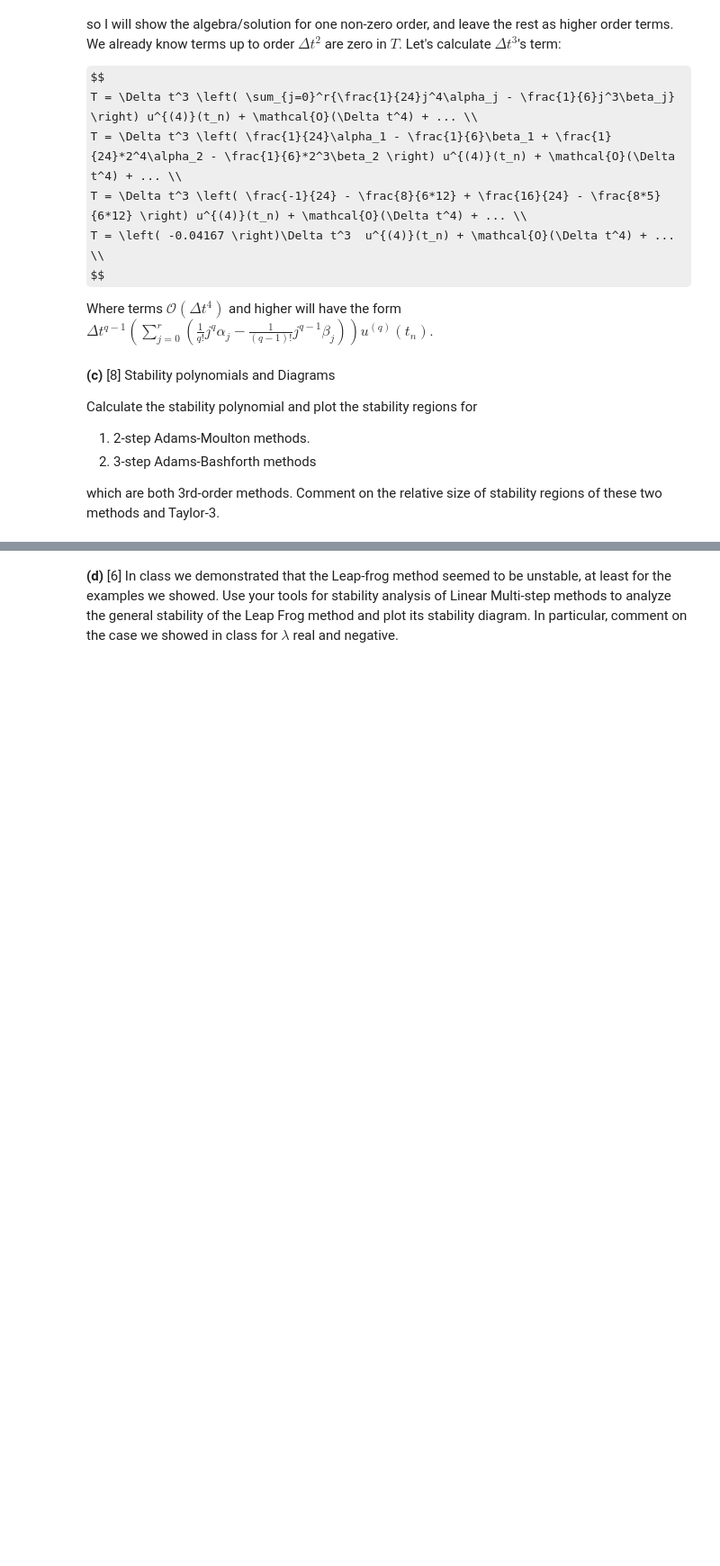
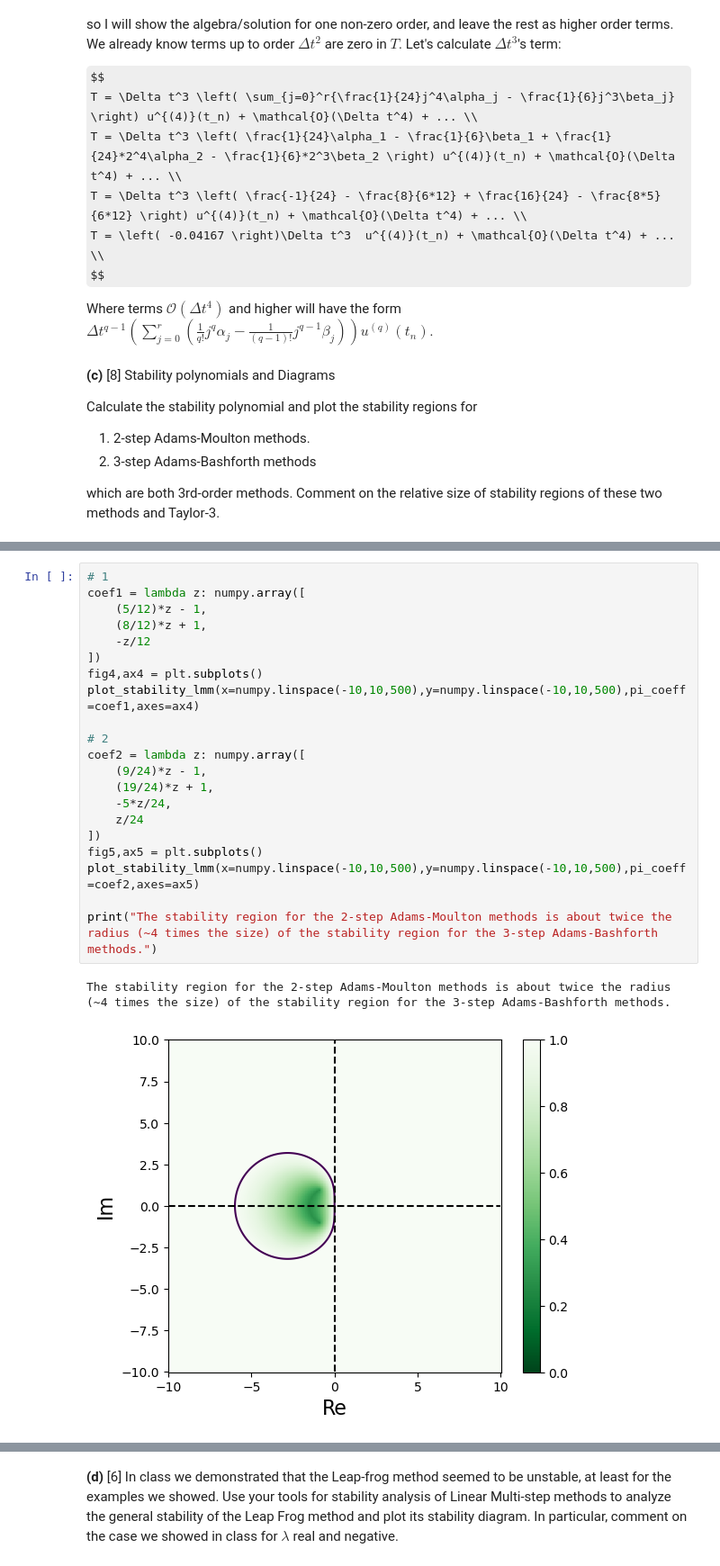
Before and after one commit to jlabbate15/intro-numerical-methods, a Jupyter notebook: HW/HW5_ODE.ipynb, the cells around one changed output, grey strips where cells are left out. Shown at 90% size. Saved outputs shown, nothing was run; the diff lists cells and outputs as text; some formulas as TeX source; blank space fills up the shorter version.

```diff
--- a/HW/HW5_ODE.ipynb
+++ b/HW/HW5_ODE.ipynb
@@ -590,0 +605,24 @@ YOUR ANSWER HERE
+# %%
+# 1
+coef1 = lambda z: numpy.array([
+    (5/12)*z - 1,
+    (8/12)*z + 1,
+    -z/12
+])
+fig4,ax4 = plt.subplots()
+plot_stability_lmm(x=numpy.linspace(-10,10,500),y=numpy.linspace(-10,10,500),pi_coeff=coef1,axes=ax4)
+
+# 2
+coef2 = lambda z: numpy.array([
+    (9/24)*z - 1,
+    (19/24)*z + 1,
+    -5*z/24,
+    z/24
+])
+fig5,ax5 = plt.subplots()
+plot_stability_lmm(x=numpy.linspace(-10,10,500),y=numpy.linspace(-10,10,500),pi_coeff=coef2,axes=ax5)
+
+print("The stability region for the 2-step Adams-Moulton methods is about twice the radius (~4 times the size) of the stability region for the 3-step Adams-Bashforth methods.")
+# %% [output]
+The stability region for the 2-step Adams-Moulton methods is about twice the radius (~4 times the size) of the stability region for the 3-step Adams-Bashforth methods.
+[figure, added]
```
Also changed, not shown: parts of 6 cells of this notebook.
